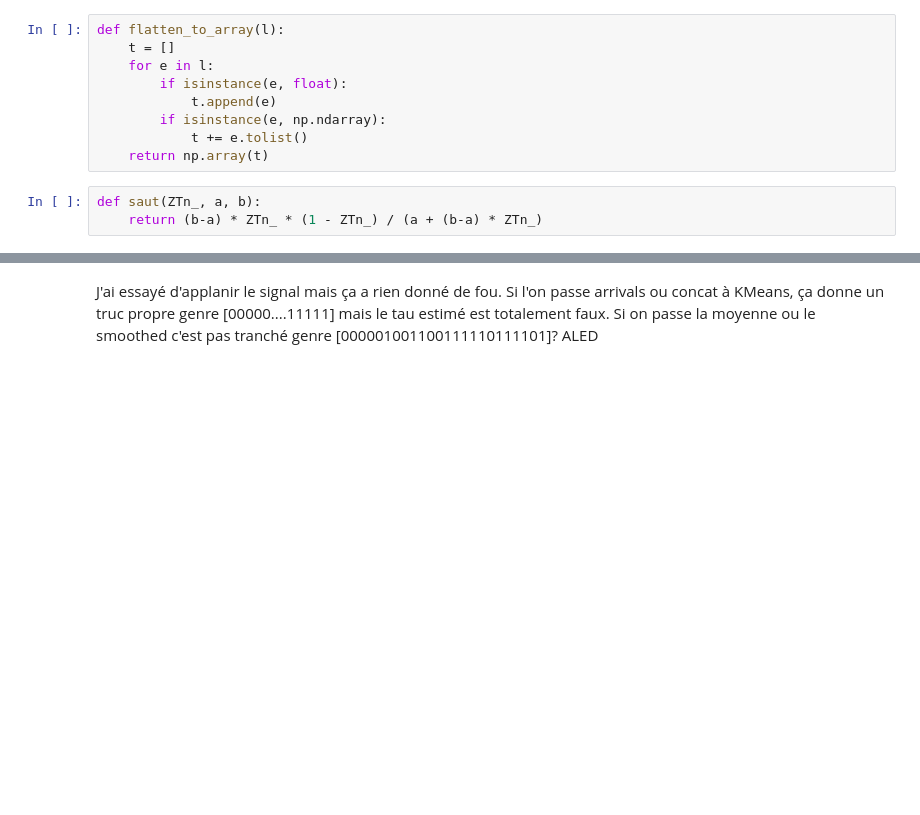
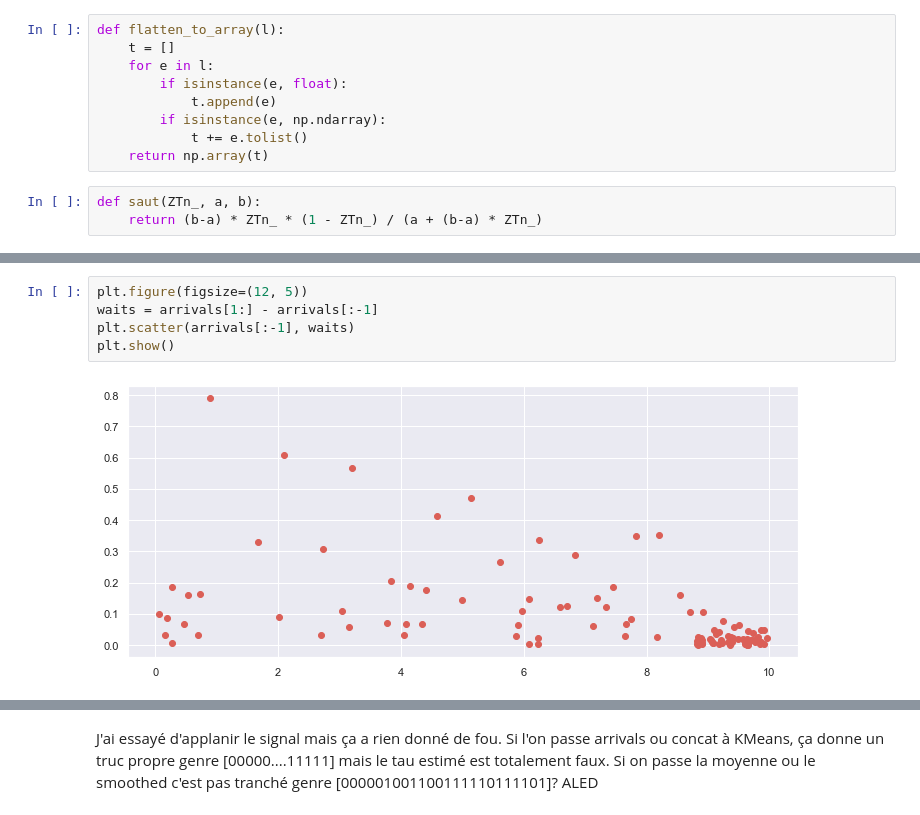
Before and after one commit to littlebuzzybee/MACS207b-Projet, a Jupyter notebook: MACS207b_Personnaz_Ly.ipynb, the cells around one changed output, grey strips where cells are left out. Drawn from its saved outputs; the diff is of its cells as text; blank space fills up the shorter version.

```diff
--- a/MACS207b_Personnaz_Ly.ipynb
+++ b/MACS207b_Personnaz_Ly.ipynb
@@ -179,0 +202,7 @@ plt.show()
+# %%
+plt.figure(figsize=(12, 5))
+waits = arrivals[1:] - arrivals[:-1]
+plt.scatter(arrivals[:-1], waits)
+plt.show()
+# %% [output]
+[figure, added]
```
Also changed, not shown: parts of 26 cells of this notebook.
